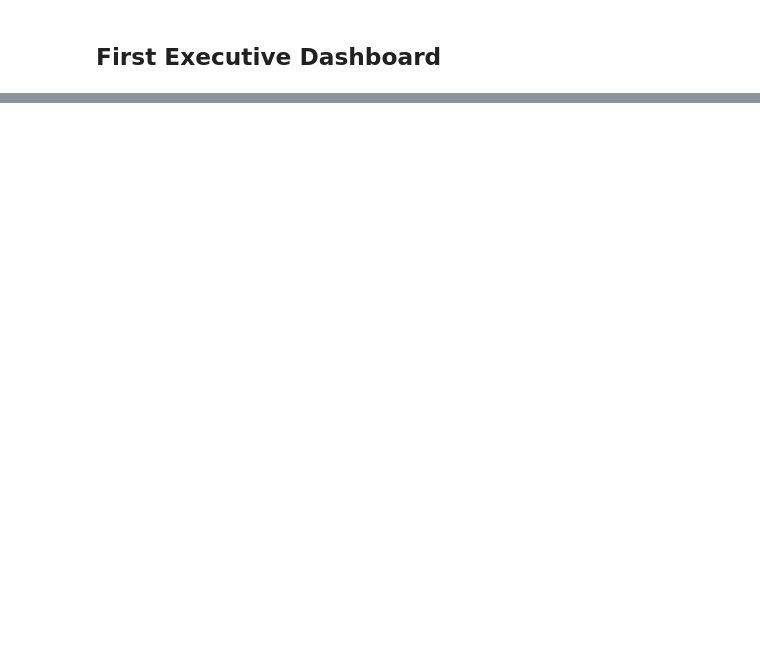
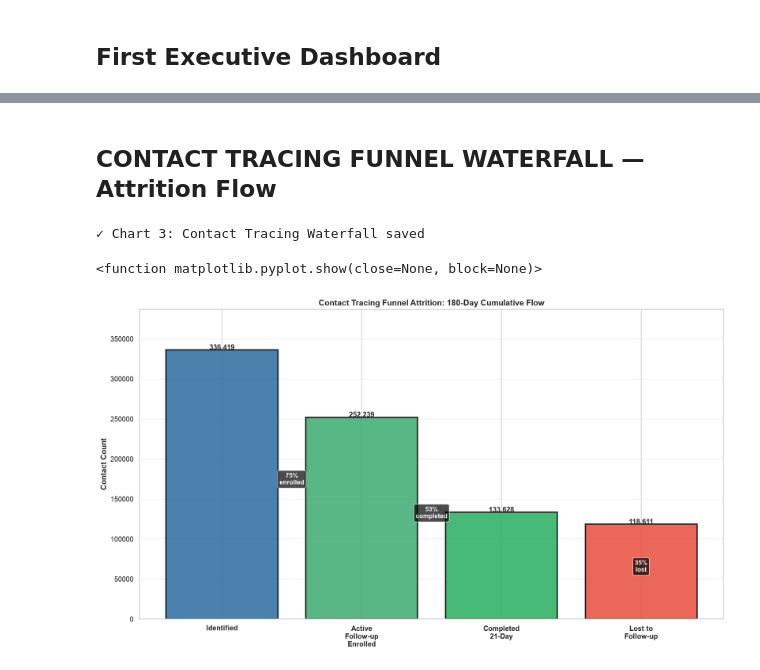
Before and after one commit to kariuki392/DataAnalysisProject23-Global-Health-Security-Bundibugyo-Ebola-Outbreak, a Jupyter notebook: notebooks/bundibugyo-Ebola-Outbreak.ipynb, the cells around one changed output, grey strips where cells are left out. Cells and saved outputs as stored; diff of their text form; code cells hidden in the pictures; blank space fills up the shorter version.

```diff
--- a/notebooks/bundibugyo-Ebola-Outbreak.ipynb
+++ b/notebooks/bundibugyo-Ebola-Outbreak.ipynb
@@ -478,0 +508,59 @@ plt.show()
+# %% [markdown]
+## CONTACT TRACING FUNNEL WATERFALL — Attrition Flow
+# %%
+fig, ax = plt.subplots(figsize=(14, 8))
+
+# Aggregate totals
+total_identified = contact_tracing_df['Contacts_Identified'].sum()
+total_active = contact_tracing_df['Active_Followup'].sum()
+total_completed = contact_tracing_df['Completed_21Day'].sum()
+total_dropoff = contact_tracing_df['Dropoffs'].sum()
+
+stages = ['Identified', 'Active\nFollow-up\nEnrolled', 'Completed\n21-Day', 'Lost to\nFollow-up']
+values = [total_identified, total_active, total_completed, total_dropoff]
+colors_waterfall = ['#2D6A9F', '#3BAB6F', '#27AE60', '#E74C3C']
+
+# Waterfall positioning
+x_pos = np.arange(len(stages))
+cumulative = [0, total_identified - total_active, total_identified - total_active - total_completed, 0]
+
+for i, (stage, value, color) in enumerate(zip(stages, values, colors_waterfall)):
+    if i < 2:
+        ax.bar(i, value, color=color, edgecolor='black', linewidth=2, alpha=0.85)
+    elif i == 2:
+        ax.bar(i, value, color=color, edgecolor='black', linewidth=2, alpha=0.85)
+    else:  # Dropoff
+        ax.bar(i, value, color=color, edgecolor='black', linewidth=2, alpha=0.85)
+
+    ax.text(i, value + 200, f'{value:,.0f}', ha='center', fontweight='bold', fontsize=11)
+
+# Add flow percentages
+enrollment_pct = (total_active / total_identified * 100)
+completion_pct = (total_completed / total_active * 100) if total_active > 0 else 0
+dropoff_pct = (total_dropoff / total_identified * 100)
+
+ax.text(0.5, total_identified / 2, f'{enrollment_pct:.0f}%\nenrolled',
+        ha='center', fontsize=10, fontweight='bold', color='white',
+        bbox=dict(boxstyle='round', facecolor='black', alpha=0.7))
+ax.text(1.5, total_active / 2, f'{completion_pct:.0f}%\ncompleted',
+        ha='center', fontsize=10, fontweight='bold', color='white',
+        bbox=dict(boxstyle='round', facecolor='black', alpha=0.7))
+ax.text(3, total_dropoff / 2, f'{dropoff_pct:.0f}%\nlost',
+        ha='center', fontsize=10, fontweight='bold', color='white',
+        bbox=dict(boxstyle='round', facecolor='black', alpha=0.7))
+
+ax.set_ylabel('Contact Count', fontweight='bold', fontsize=12)
+ax.set_title('Contact Tracing Funnel Attrition: 180-Day Cumulative Flow',
+             fontweight='bold', fontsize=13)
+ax.set_xticks(x_pos)
+ax.set_xticklabels(stages, fontsize=11, fontweight='bold')
+ax.grid(True, alpha=0.3, axis='y')
+ax.set_ylim(0, max(values) * 1.15)
+
+plt.tight_layout()
+print('✓ Chart 3: Contact Tracing Waterfall saved')
+plt.show
+# %% [output]
+✓ Chart 3: Contact Tracing Waterfall saved
+<function matplotlib.pyplot.show(close=None, block=None)>
+[figure, added]
```
Also changed, not shown: parts of 7 cells of this notebook.
